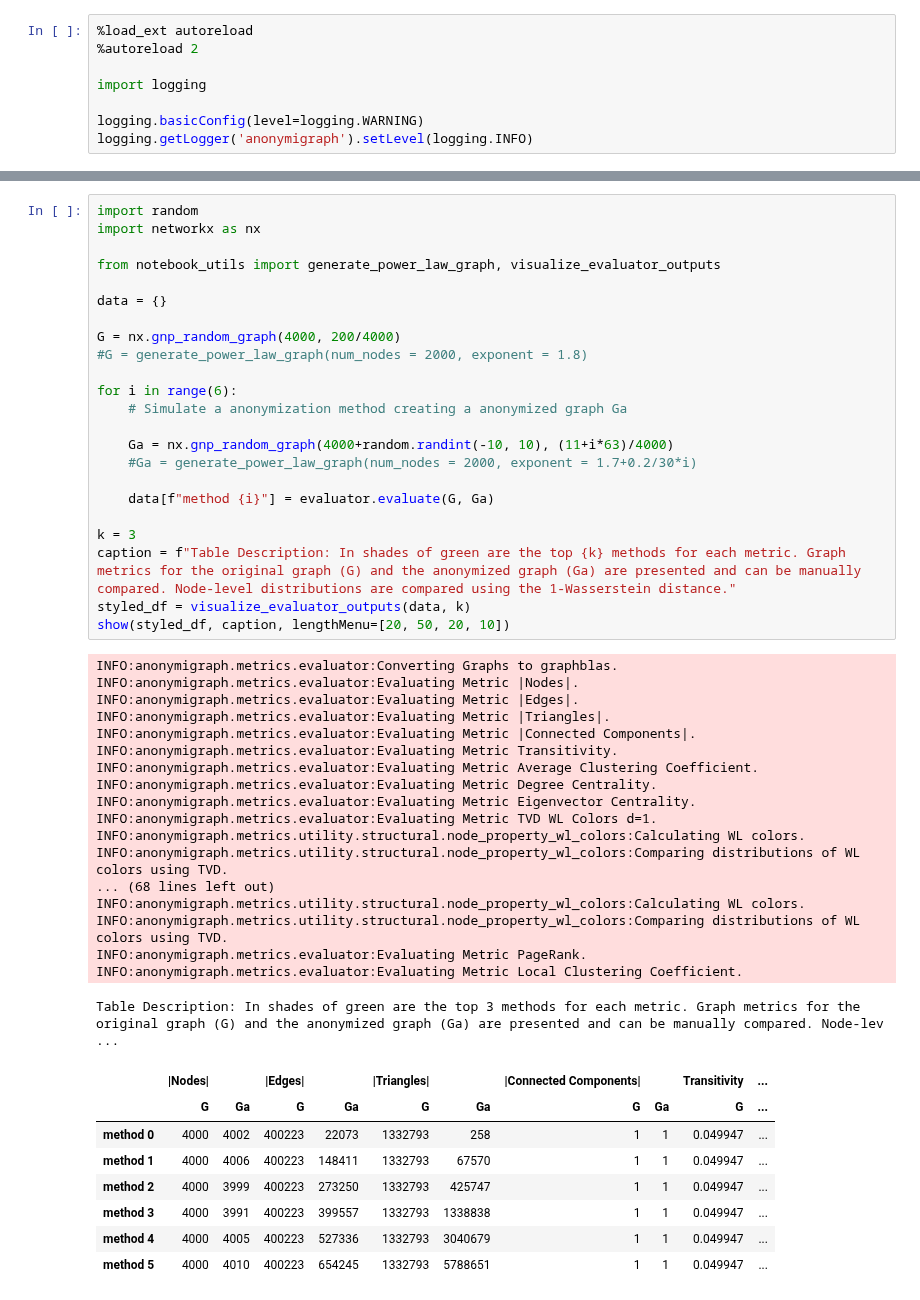
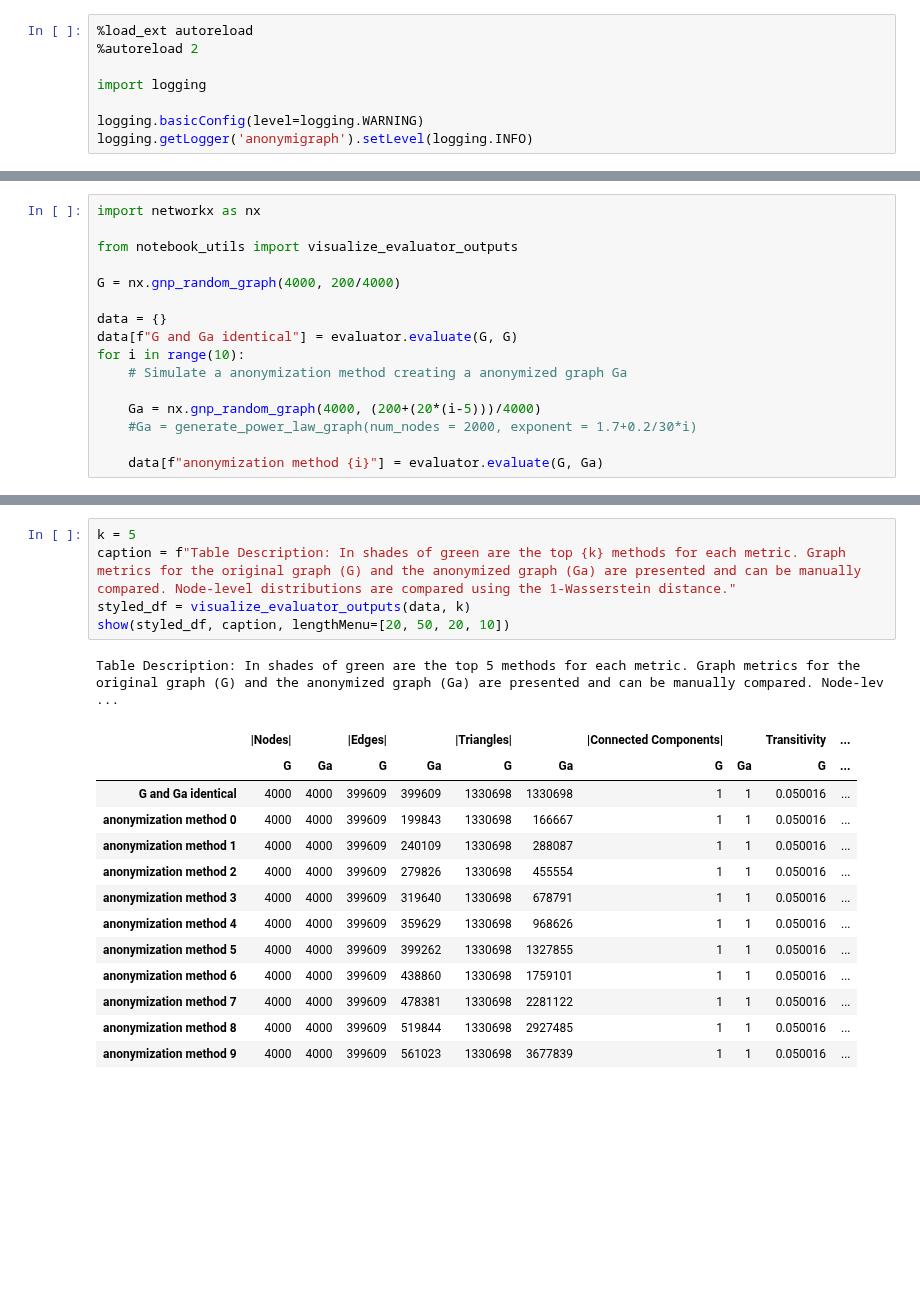
Before and after one commit to jan-meissner/AnonymiGraph, a Jupyter notebook: notebooks/utilities.ipynb, the cells around one changed output, grey strips where cells are left out. Saved outputs shown, nothing was run; the diff lists cells and outputs as text; blank space fills up the shorter version.

```diff
--- a/notebooks/utilities.ipynb
+++ b/notebooks/utilities.ipynb
@@ -51,0 +52,16 @@ evaluator = Evaluator(metrics)
+# %%
+import networkx as nx
+
+from notebook_utils import visualize_evaluator_outputs
+
+G = nx.gnp_random_graph(4000, 200/4000)
+
+data = {}
+data[f"G and Ga identical"] = evaluator.evaluate(G, G)
+for i in range(10):
+    # Simulate a anonymization method creating a anonymized graph Ga
+
+    Ga = nx.gnp_random_graph(4000, (200+(20*(i-5)))/4000)
+    #Ga = generate_power_law_graph(num_nodes = 2000, exponent = 1.7+0.2/30*i)
+
+    data[f"anonymization method {i}"] = evaluator.evaluate(G, Ga)
@@ -52,50 +86,20 @@ evaluator = Evaluator(metrics)
 # %%
-import random
-import networkx as nx
-
-from notebook_utils import generate_power_law_graph, visualize_evaluator_outputs
-
-data = {}
-
-G = nx.gnp_random_graph(4000, 200/4000)
-#G = generate_power_law_graph(num_nodes = 2000, exponent = 1.8)
-
-for i in range(6):
-    # Simulate a anonymization method creating a anonymized graph Ga
-
-    Ga = nx.gnp_random_graph(4000+random.randint(-10, 10), (11+i*63)/4000)
-    #Ga = generate_power_law_graph(num_nodes = 2000, exponent = 1.7+0.2/30*i)
-
-    data[f"method {i}"] = evaluator.evaluate(G, Ga)
-
-k = 3
+k = 5
 caption = f"Table Description: In shades of green are the top {k} methods for each metric. Graph metrics for the original graph (G) and the anonymized graph (Ga) are presented and can be manually compared. Node-level distributions are compared using the 1-Wasserstein distance."
 styled_df = visualize_evaluator_outputs(data, k)
 show(styled_df, caption, lengthMenu=[20, 50, 20, 10])
 # %% [output]
-INFO:anonymigraph.metrics.evaluator:Converting Graphs to graphblas.
-INFO:anonymigraph.metrics.evaluator:Evaluating Metric |Nodes|.
-INFO:anonymigraph.metrics.evaluator:Evaluating Metric |Edges|.
-INFO:anonymigraph.metrics.evaluator:Evaluating Metric |Triangles|.
-INFO:anonymigraph.metrics.evaluator:Evaluating Metric |Connected Components|.
-INFO:anonymigraph.metrics.evaluator:Evaluating Metric Transitivity.
-INFO:anonymigraph.metrics.evaluator:Evaluating Metric Average Clustering Coefficient.
-INFO:anonymigraph.metrics.evaluator:Evaluating Metric Degree Centrality.
-INFO:anonymigraph.metrics.evaluator:Evaluating Metric Eigenvector Centrality.
-INFO:anonymigraph.metrics.evaluator:Evaluating Metric TVD WL Colors d=1.
-INFO:anonymigraph.metrics.utility.structural.node_property_wl_colors:Calculating WL colors.
-INFO:anonymigraph.metrics.utility.structural.node_property_wl_colors:Comparing distributions of WL colors using TVD.
-... (68 lines left out)
-INFO:anonymigraph.metrics.utility.structural.node_property_wl_colors:Calculating WL colors.
-INFO:anonymigraph.metrics.utility.structural.node_property_wl_colors:Comparing distributions of WL colors using TVD.
-INFO:anonymigraph.metrics.evaluator:Evaluating Metric PageRank.
-INFO:anonymigraph.metrics.evaluator:Evaluating Metric Local Clustering Coefficient.
+Table Description: In shades of green are the top 5 methods for each metric. Graph metrics for the original graph (G) and the anonymized graph (Ga) are presented and can be manually compared. Node-lev ...
-Table Description: In shades of green are the top 3 methods for each metric. Graph metrics for the original graph (G) and the anonymized graph (Ga) are presented and can be manually compared. Node-lev ...
 |  | |Nodes| |  | |Edges| |  | |Triangles| |  | |Connected Components| |  | Transitivity | ... |
 |  | G | Ga | G | Ga | G | Ga | G | Ga | G | ... |
-| method 0 | 4000 | 4002 | 400223 | 22073 | 1332793 | 258 | 1 | 1 | 0.049947 | ... |
-| method 1 | 4000 | 4006 | 400223 | 148411 | 1332793 | 67570 | 1 | 1 | 0.049947 | ... |
-| method 2 | 4000 | 3999 | 400223 | 273250 | 1332793 | 425747 | 1 | 1 | 0.049947 | ... |
-| method 3 | 4000 | 3991 | 400223 | 399557 | 1332793 | 1338838 | 1 | 1 | 0.049947 | ... |
-| method 4 | 4000 | 4005 | 400223 | 527336 | 1332793 | 3040679 | 1 | 1 | 0.049947 | ... |
-| method 5 | 4000 | 4010 | 400223 | 654245 | 1332793 | 5788651 | 1 | 1 | 0.049947 | ... |
+| G and Ga identical | 4000 | 4000 | 399609 | 399609 | 1330698 | 1330698 | 1 | 1 | 0.050016 | ... |
+| anonymization method 0 | 4000 | 4000 | 399609 | 199843 | 1330698 | 166667 | 1 | 1 | 0.050016 | ... |
+| anonymization method 1 | 4000 | 4000 | 399609 | 240109 | 1330698 | 288087 | 1 | 1 | 0.050016 | ... |
+| anonymization method 2 | 4000 | 4000 | 399609 | 279826 | 1330698 | 455554 | 1 | 1 | 0.050016 | ... |
+| anonymization method 3 | 4000 | 4000 | 399609 | 319640 | 1330698 | 678791 | 1 | 1 | 0.050016 | ... |
+| anonymization method 4 | 4000 | 4000 | 399609 | 359629 | 1330698 | 968626 | 1 | 1 | 0.050016 | ... |
+| anonymization method 5 | 4000 | 4000 | 399609 | 399262 | 1330698 | 1327855 | 1 | 1 | 0.050016 | ... |
+| anonymization method 6 | 4000 | 4000 | 399609 | 438860 | 1330698 | 1759101 | 1 | 1 | 0.050016 | ... |
+| anonymization method 7 | 4000 | 4000 | 399609 | 478381 | 1330698 | 2281122 | 1 | 1 | 0.050016 | ... |
+| anonymization method 8 | 4000 | 4000 | 399609 | 519844 | 1330698 | 2927485 | 1 | 1 | 0.050016 | ... |
+| anonymization method 9 | 4000 | 4000 | 399609 | 561023 | 1330698 | 3677839 | 1 | 1 | 0.050016 | ... |
```
Also changed, not shown: parts of 2 cells of this notebook, 9 other files.
